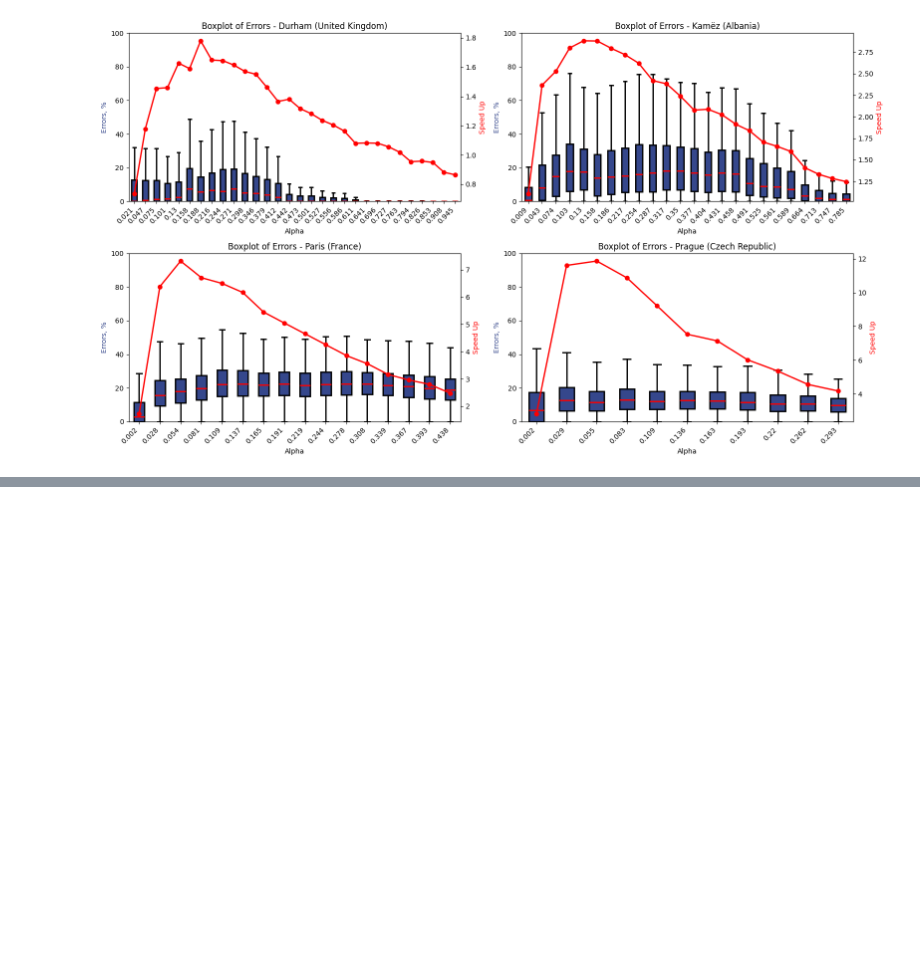
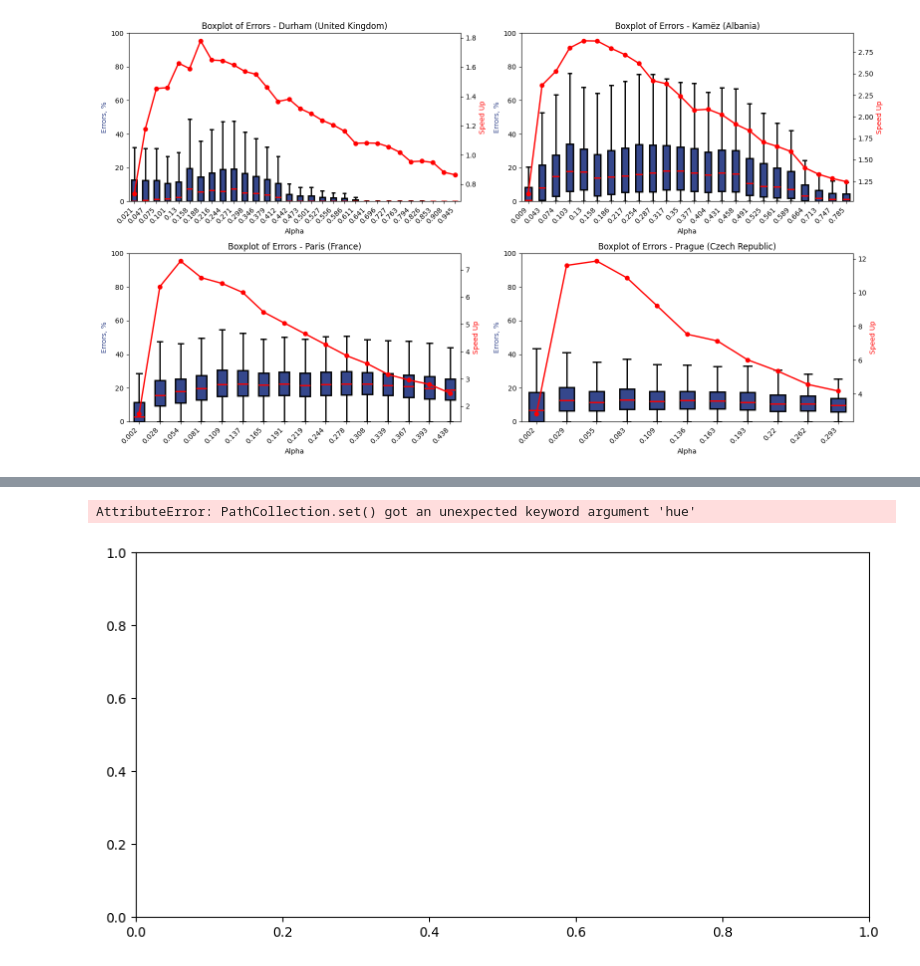
Before and after one commit to romanroff/tmp, a Jupyter notebook: main.ipynb, the cells around one changed output, grey strips where cells are left out. Cells and saved outputs as stored; diff of their text form; code cells hidden in the pictures; blank space fills up the shorter version.

```diff
--- a/main.ipynb
+++ b/main.ipynb
@@ -650,0 +674,27 @@ Boxplot saved to data\img\boxplot_errors_combined.png
+# %%
+combined_df.drop('Unnamed: 0', axis=1).loc[combined_df.groupby('R_number')['speed_up'].idxmax()].plot(
+    figsize=(10, 5),
+    kind='scatter',
+    x='k',
+    y='speed_up',
+    color='#4E7AC7',
+    hue='nodes',  # группировка по колонке 'nodes'
+    palette='tab10',  # цветовая палитра
+    edgecolor='black',
+    alpha=0.95,
+    fontsize=16
+)
+
+combined_df.drop('Unnamed: 0', axis=1).loc[combined_df.groupby('R_number')['speed_up'].idxmax()][combined_df['nodes'].between(0, 1000000)].plot(
+    figsize=(10, 5),
+    kind='scatter',
+    x='k',
+    y='speed_up',
+    color='#4E7AC7',
+    edgecolor='black',
+    alpha=0.95,
+    fontsize=16
+)
+# %% [output]
+AttributeError: PathCollection.set() got an unexpected keyword argument 'hue'
+[figure, added]
```
Also changed, not shown: parts of 11 cells of this notebook, 1 other file.
